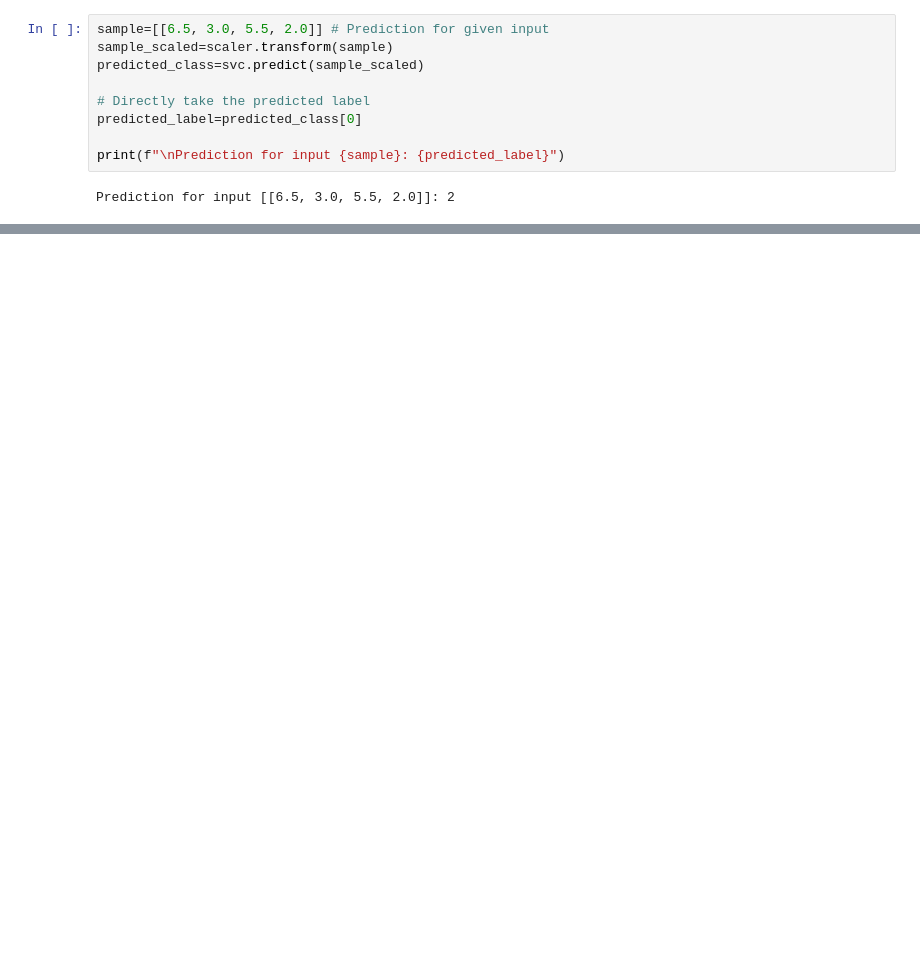
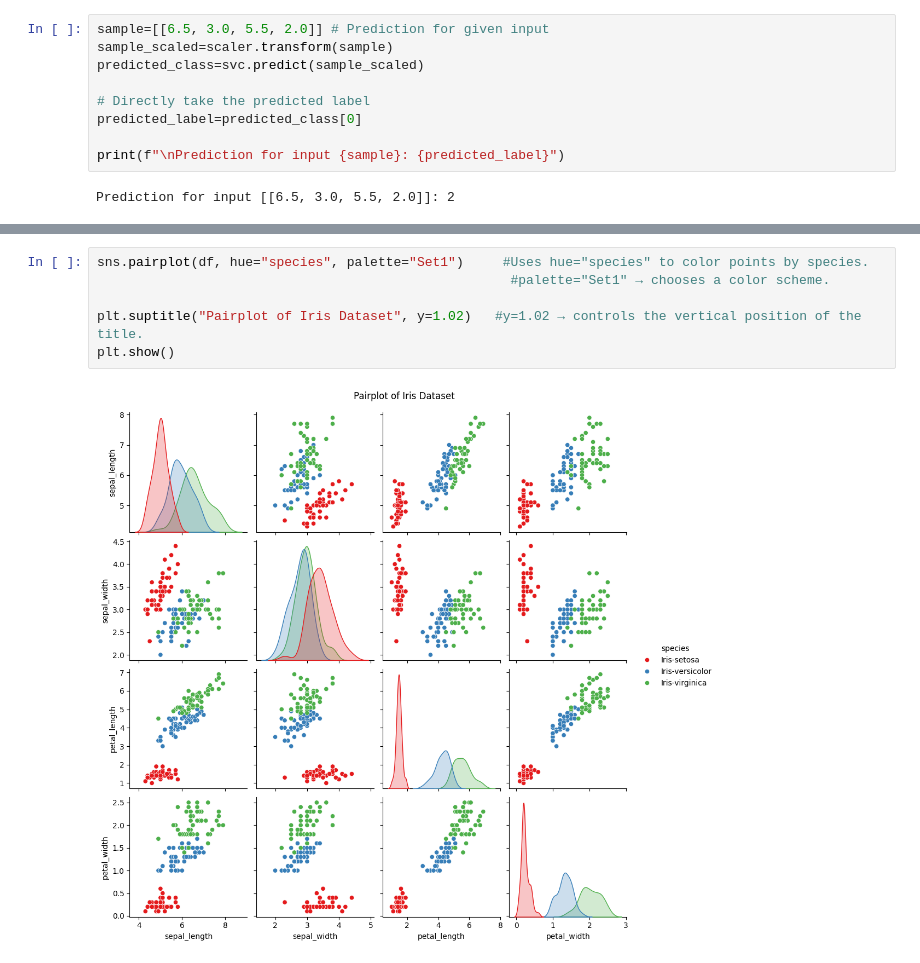
Before and after one commit to VARSHINI71710/Decision_tree_SVM, a Jupyter notebook: task1.ipynb, the cells around one changed output, grey strips where cells are left out. Saved outputs shown, nothing was run; the diff lists cells and outputs as text; blank space fills up the shorter version.

```diff
--- a/task1.ipynb
+++ b/task1.ipynb
@@ -109,0 +172,8 @@ Prediction for input [[6.5, 3.0, 5.5, 2.0]]: 2
+# %%
+sns.pairplot(df, hue="species", palette="Set1")     #Uses hue="species" to color points by species.
+                                                     #palette="Set1" → chooses a color scheme.
+
+plt.suptitle("Pairplot of Iris Dataset", y=1.02)   #y=1.02 → controls the vertical position of the title.
+plt.show()
+# %% [output]
+[figure, added]
```
Also changed, not shown: parts of 7 cells of this notebook, 2 other files.
